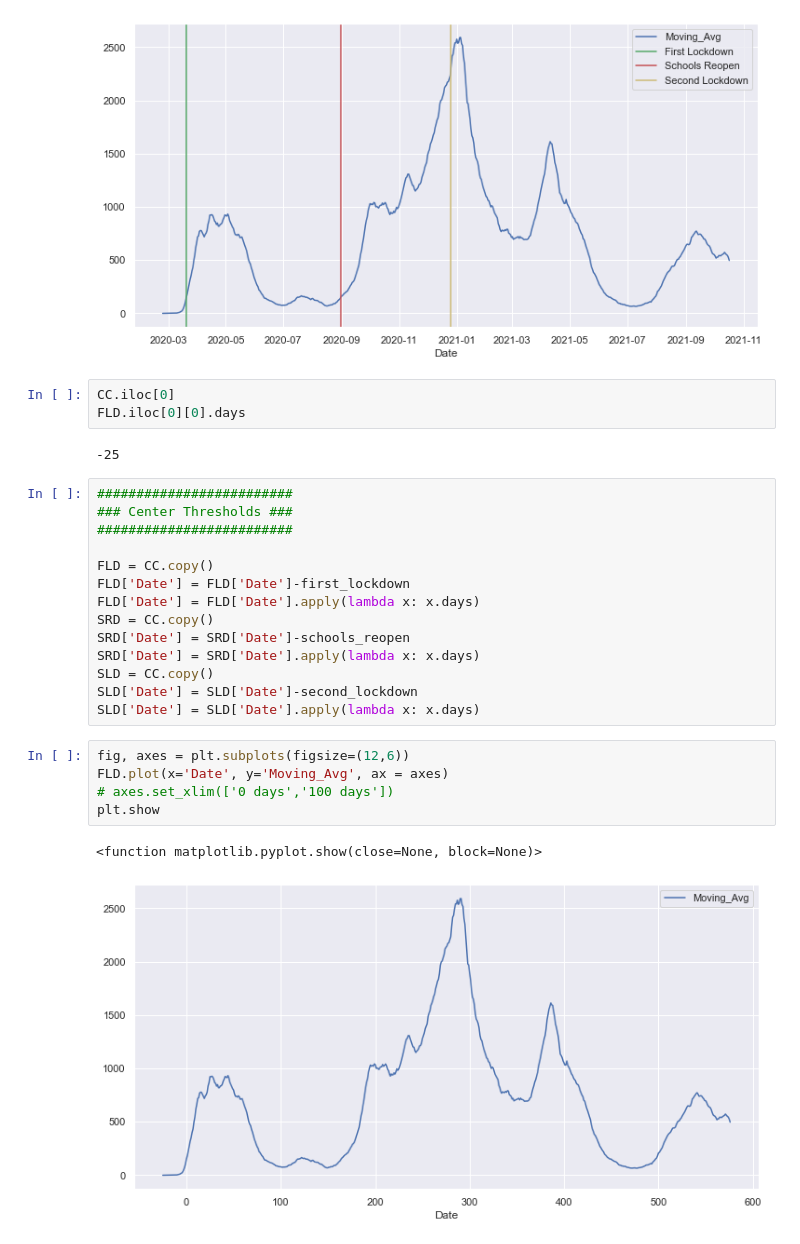
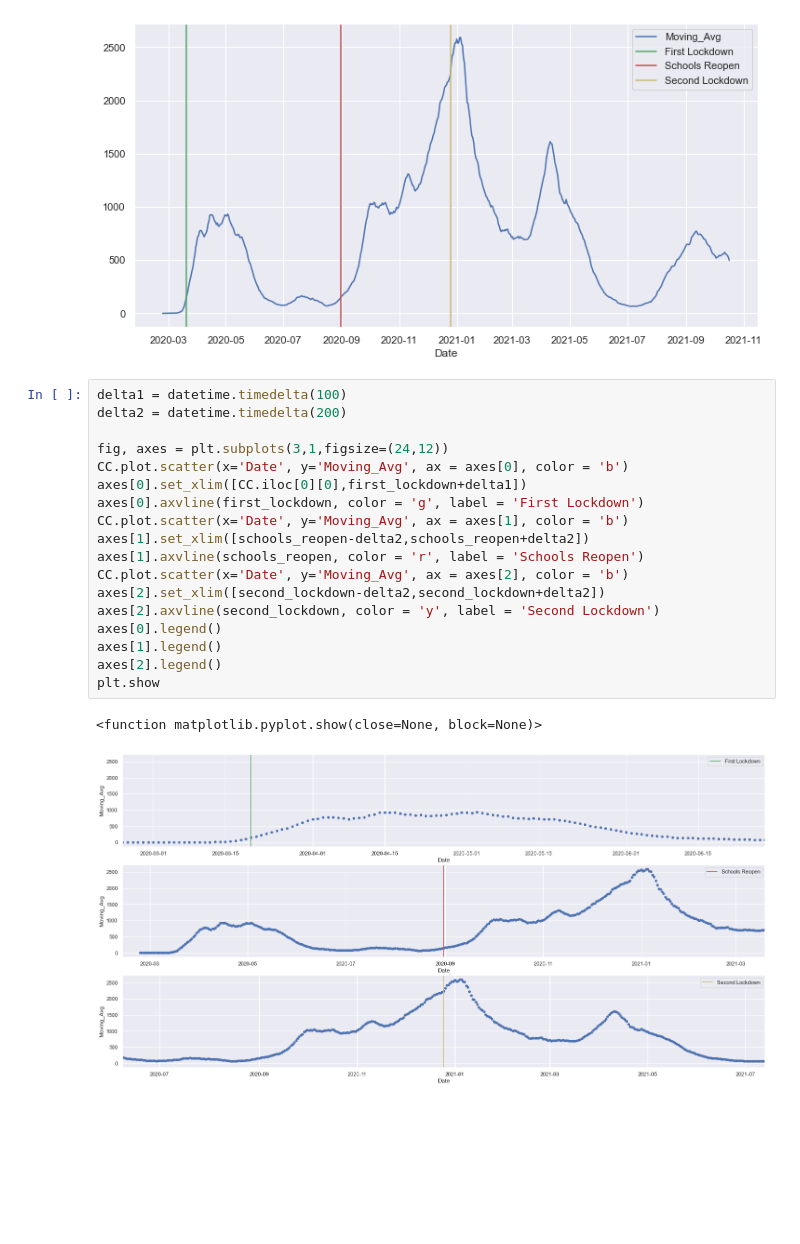
Before and after one commit to JordaanI/SmallPythonProjects, a Jupyter notebook: Sklearn_LR/RDD.ipynb, the cells around one changed output. Drawn from its saved outputs; the diff is of its cells as text; blank space fills up the shorter version.

```diff
--- a/Sklearn_LR/RDD.ipynb
+++ b/Sklearn_LR/RDD.ipynb
@@ -47,30 +48,24 @@ ax.legend()
 plt.show()
 # %% [output]
 [figure]
-# %%
-CC.iloc[0]
-FLD.iloc[0][0].days
-# %% [output]
--25
-# %%
-#########################
-### Center Thresholds ###
-#########################
-
-FLD = CC.copy()
-FLD['Date'] = FLD['Date']-first_lockdown
-FLD['Date'] = FLD['Date'].apply(lambda x: x.days)
-SRD = CC.copy()
-SRD['Date'] = SRD['Date']-schools_reopen
-SRD['Date'] = SRD['Date'].apply(lambda x: x.days)
-SLD = CC.copy()
-SLD['Date'] = SLD['Date']-second_lockdown
-SLD['Date'] = SLD['Date'].apply(lambda x: x.days)
-# %%
-fig, axes = plt.subplots(figsize=(12,6))
-FLD.plot(x='Date', y='Moving_Avg', ax = axes)
-# axes.set_xlim(['0 days','100 days'])
-plt.show
-# %% [output]
-<function matplotlib.pyplot.show(close=None, block=None)>
-[figure, removed]
+# %%
+delta1 = datetime.timedelta(100)
+delta2 = datetime.timedelta(200)
+
+fig, axes = plt.subplots(3,1,figsize=(24,12))
+CC.plot.scatter(x='Date', y='Moving_Avg', ax = axes[0], color = 'b')
+axes[0].set_xlim([CC.iloc[0][0],first_lockdown+delta1])
+axes[0].axvline(first_lockdown, color = 'g', label = 'First Lockdown')
+CC.plot.scatter(x='Date', y='Moving_Avg', ax = axes[1], color = 'b')
+axes[1].set_xlim([schools_reopen-delta2,schools_reopen+delta2])
+axes[1].axvline(schools_reopen, color = 'r', label = 'Schools Reopen')
+CC.plot.scatter(x='Date', y='Moving_Avg', ax = axes[2], color = 'b')
+axes[2].set_xlim([second_lockdown-delta2,second_lockdown+delta2])
+axes[2].axvline(second_lockdown, color = 'y', label = 'Second Lockdown')
+axes[0].legend()
+axes[1].legend()
+axes[2].legend()
+plt.show
+# %% [output]
+<function matplotlib.pyplot.show(close=None, block=None)>
+[figure, added]
```
Also changed, not shown: parts of 4 cells of this notebook.
